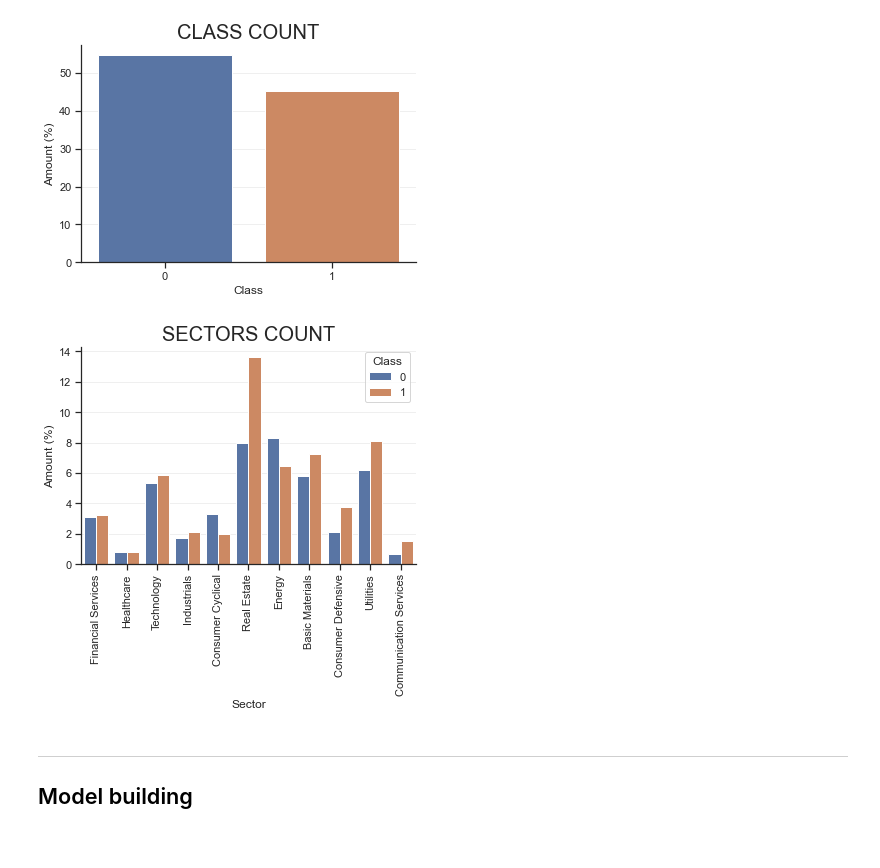
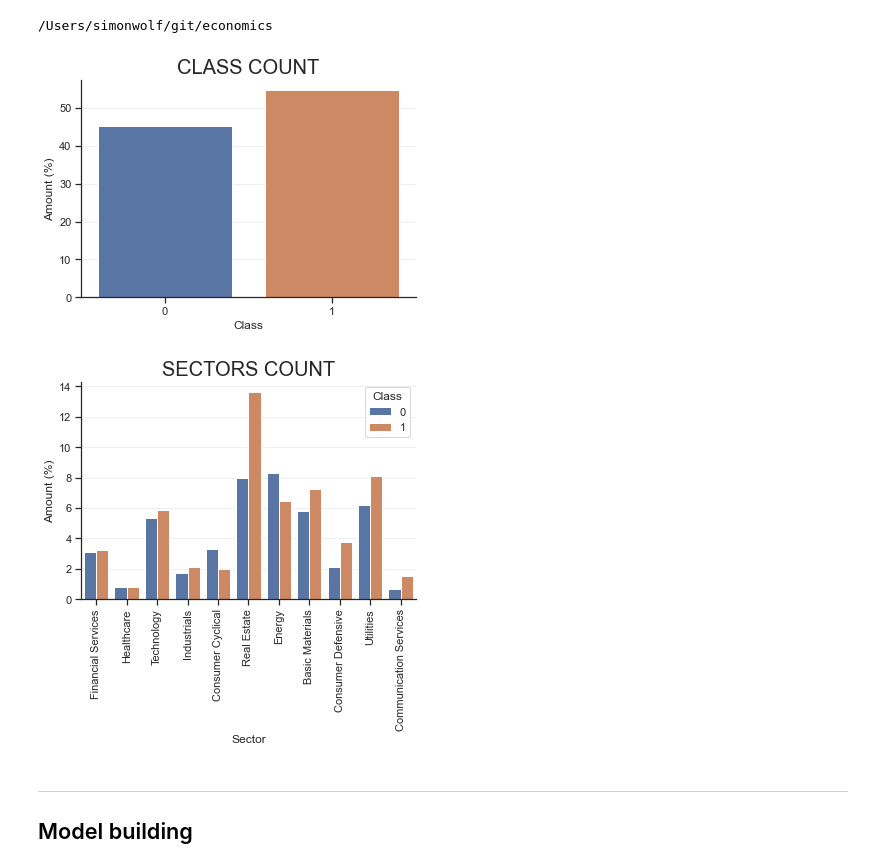
Before and after one commit to Simbonobo/economics, a Jupyter notebook: notebooks/Prediction.ipynb, the cells around one changed output. Cells and saved outputs as stored; diff of their text form; code cells hidden in the pictures.

```diff
--- a/notebooks/Prediction.ipynb
+++ b/notebooks/Prediction.ipynb
@@ -1,3 +1,7 @@
+# %%
+cd ..
+# %% [output]
+/Users/simonwolf/git/economics
 # %%
 # Data manipulation
 import numpy as np
@@ -26,26 +31,26 @@ df[["Stock", "Sector", "Class", "Year"]] = df[["Stock", "Sector", "Class", "Year
 # %%
 # Plot class distribution
 df_class = df['Class'].value_counts() / df.shape[0] * 100
-sns.barplot(np.arange(len(df_class)), df_class)
+sns.barplot([1,0], df_class)
 plt.ylabel('Amount (%)')
 plt.xlabel('Class')
 plt.grid(alpha=0.3, axis='y')
 plt.title('CLASS COUNT', fontsize=20)
 plt.show()
 
 # Plot sector distribution
 df_sector = df[['Sector', 'Class']].value_counts() / df.shape[0] * 100
 df_sector.to_frame()
 df_sector = df_sector.reset_index()
 sns.barplot(x='Sector', y=df_sector.iloc[:,2], hue='Class', data=df_sector)
 plt.ylabel('Amount (%)')
 plt.xlabel('Sector')
 plt.xticks(np.arange(len(df_sector["Sector"].unique())), df_sector["Sector"].unique(), rotation=90)
 plt.grid(alpha=0.3, axis='y')
 plt.title('SECTORS COUNT', fontsize=20)
 plt.show()
 # %% [output]
-[figure, old version]
+[figure, new version]
 [figure]
 # %%
 #Train - Test Split
```
Also changed, not shown: parts of 20 cells of this notebook, 1 other file.
